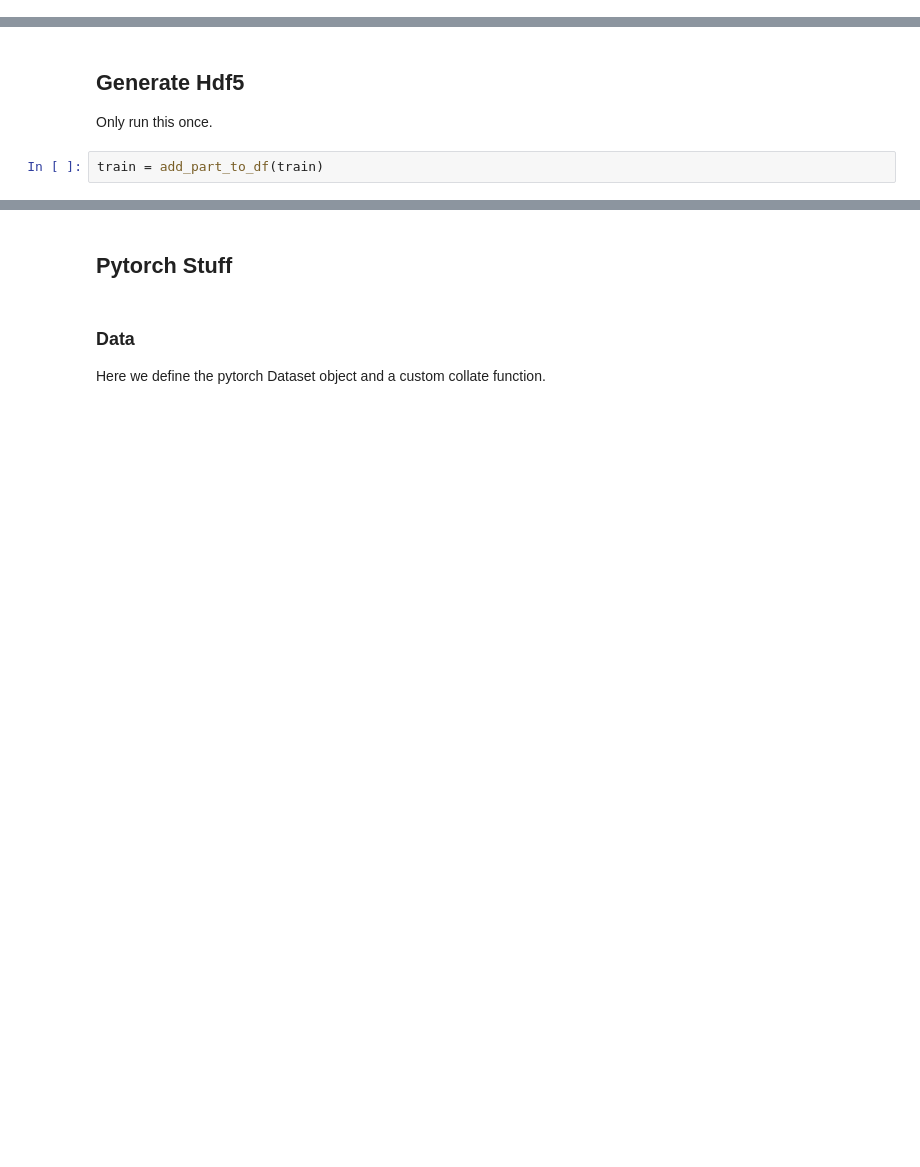
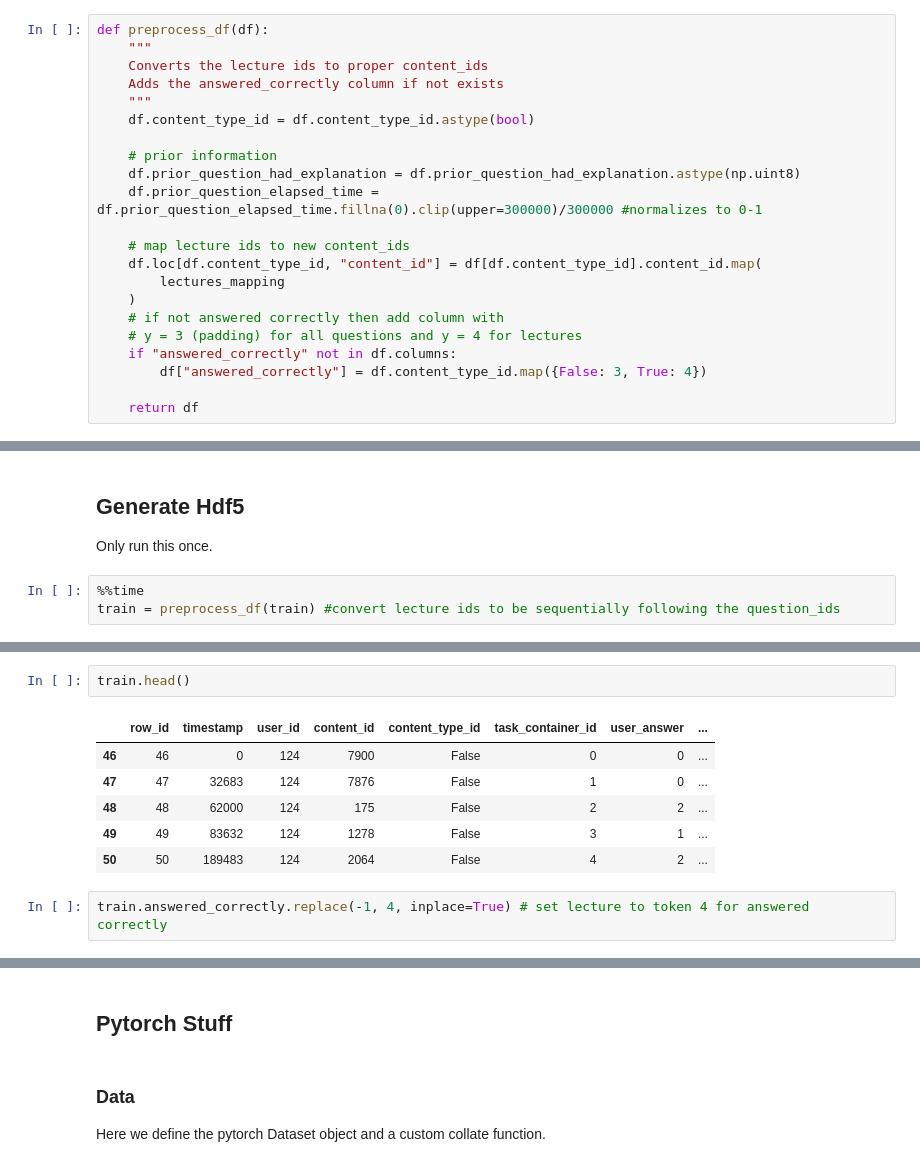
Before and after one commit to gautierdag/riiid, a Jupyter notebook: neural.ipynb, the cells around one changed output, grey strips where cells are left out. Saved outputs shown, nothing was run; the diff lists cells and outputs as text; blank space fills up the shorter version.

```diff
--- a/neural.ipynb
+++ b/neural.ipynb
@@ -107,0 +105,22 @@ def add_part_to_questions(df):
+# %%
+def preprocess_df(df):
+    """
+    Converts the lecture ids to proper content_ids
+    Adds the answered_correctly column if not exists
+    """
+    df.content_type_id = df.content_type_id.astype(bool)
+
+    # prior information
+    df.prior_question_had_explanation = df.prior_question_had_explanation.astype(np.uint8)
+    df.prior_question_elapsed_time = df.prior_question_elapsed_time.fillna(0).clip(upper=300000)/300000 #normalizes to 0-1
+
+    # map lecture ids to new content_ids
+    df.loc[df.content_type_id, "content_id"] = df[df.content_type_id].content_id.map(
+        lectures_mapping
+    )
+    # if not answered correctly then add column with
+    # y = 3 (padding) for all questions and y = 4 for lectures
+    if "answered_correctly" not in df.columns:
+        df["answered_correctly"] = df.content_type_id.map({False: 3, True: 4})
+
+    return df
@@ -118,5 +153,6 @@ def get_time_elapsed_from_timestamp(arr, max_minutes=300):
 ## Generate Hdf5
 
 Only run this once.
-# %%
-train = add_part_to_df(train)
+# %%
+%%time
+train = preprocess_df(train) #convert lecture ids to be sequentially following the question_ids
@@ -130,3 +168,14 @@ Index(['row_id', 'timestamp', 'user_id', 'content_id', 'content_type_id',
       dtype='object')
+# %%
+train.head()
+# %% [output]
+|  | row_id | timestamp | user_id | content_id | content_type_id | task_container_id | user_answer | ... |
+| 46 | 46 | 0 | 124 | 7900 | False | 0 | 0 | ... |
+| 47 | 47 | 32683 | 124 | 7876 | False | 1 | 0 | ... |
+| 48 | 48 | 62000 | 124 | 175 | False | 2 | 2 | ... |
+| 49 | 49 | 83632 | 124 | 1278 | False | 3 | 1 | ... |
+| 50 | 50 | 189483 | 124 | 2064 | False | 4 | 2 | ... |
+# %%
+train.answered_correctly.replace(-1, 4, inplace=True) # set lecture to token 4 for answered correctly
 # %%
 # ignore lectures for now
```
Also changed, not shown: parts of 30 cells of this notebook.
